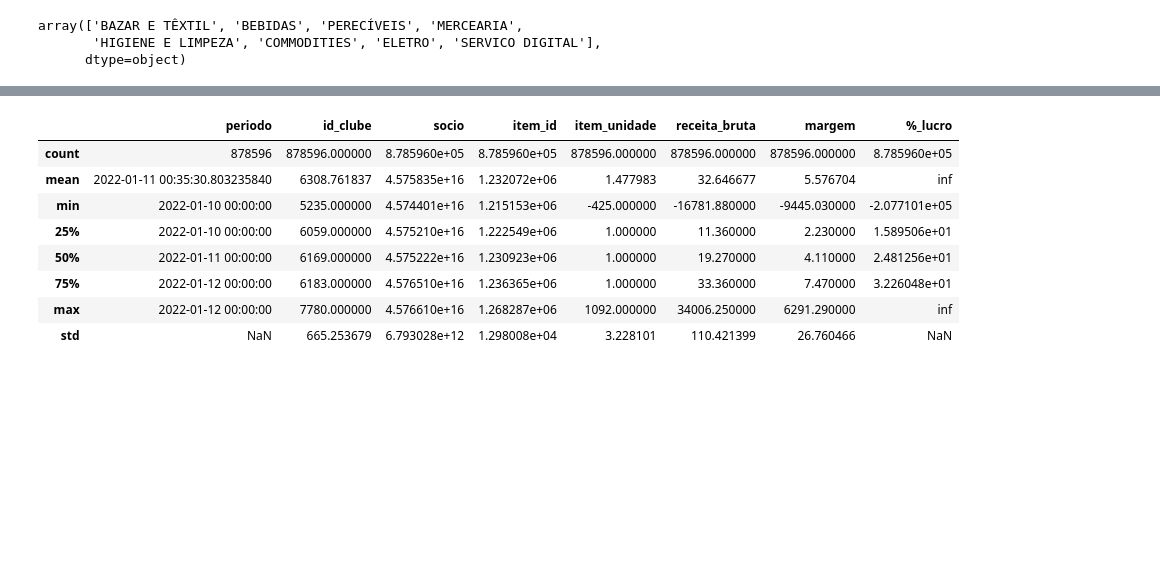
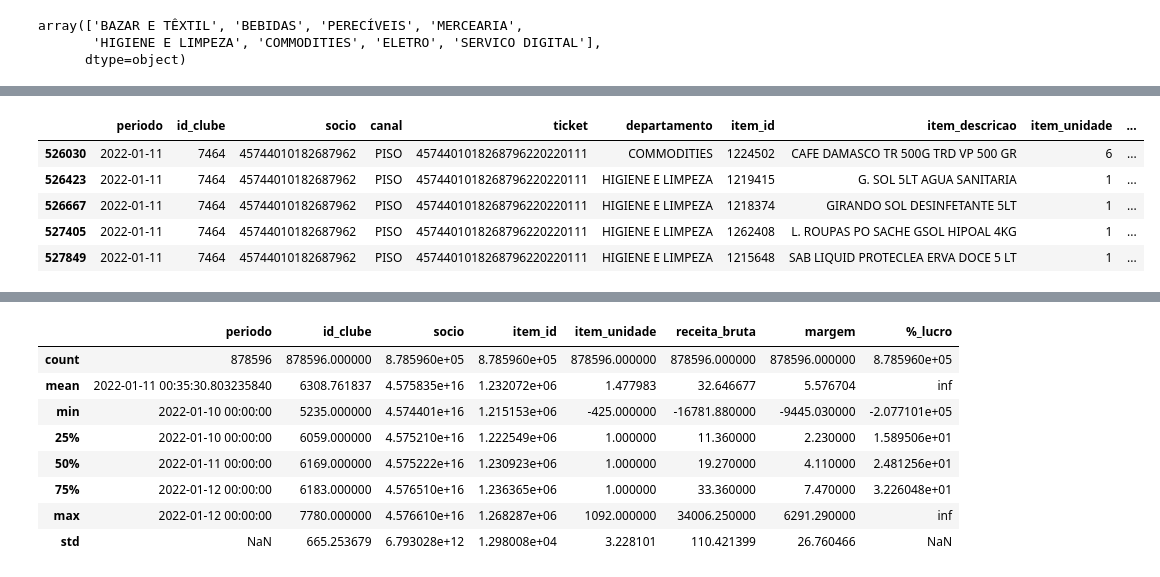
Before and after one commit to rafaelfabri/case, a Jupyter notebook: notebooks/parte_1_analytics.ipynb, the cells around one changed output, grey strips where cells are left out. Drawn from its saved outputs; the diff is of its cells as text; code cells hidden in the pictures; blank space fills up the shorter version.

```diff
--- a/notebooks/parte_1_analytics.ipynb
+++ b/notebooks/parte_1_analytics.ipynb
@@ -73,0 +96,9 @@ array(['BAZAR E TÊXTIL', 'BEBIDAS', 'PERECÍVEIS', 'MERCEARIA',
+# %%
+df[df['socio'] == 45744010182687962]
+# %% [output]
+|  | periodo | id_clube | socio | canal | ticket | departamento | item_id | item_descricao | item_unidade | ... |
+| 526030 | 2022-01-11 | 7464 | 45744010182687962 | PISO | 4574401018268796220220111 | COMMODITIES | 1224502 | CAFE DAMASCO TR 500G TRD VP 500 GR | 6 | ... |
+| 526423 | 2022-01-11 | 7464 | 45744010182687962 | PISO | 4574401018268796220220111 | HIGIENE E LIMPEZA | 1219415 | G. SOL 5LT AGUA SANITARIA | 1 | ... |
+| 526667 | 2022-01-11 | 7464 | 45744010182687962 | PISO | 4574401018268796220220111 | HIGIENE E LIMPEZA | 1218374 | GIRANDO SOL DESINFETANTE 5LT | 1 | ... |
+| 527405 | 2022-01-11 | 7464 | 45744010182687962 | PISO | 4574401018268796220220111 | HIGIENE E LIMPEZA | 1262408 | L. ROUPAS PO SACHE GSOL HIPOAL 4KG | 1 | ... |
+| 527849 | 2022-01-11 | 7464 | 45744010182687962 | PISO | 4574401018268796220220111 | HIGIENE E LIMPEZA | 1215648 | SAB LIQUID PROTECLEA ERVA DOCE 5 LT | 1 | ... |
```
Also changed, not shown: parts of 50 cells of this notebook.
